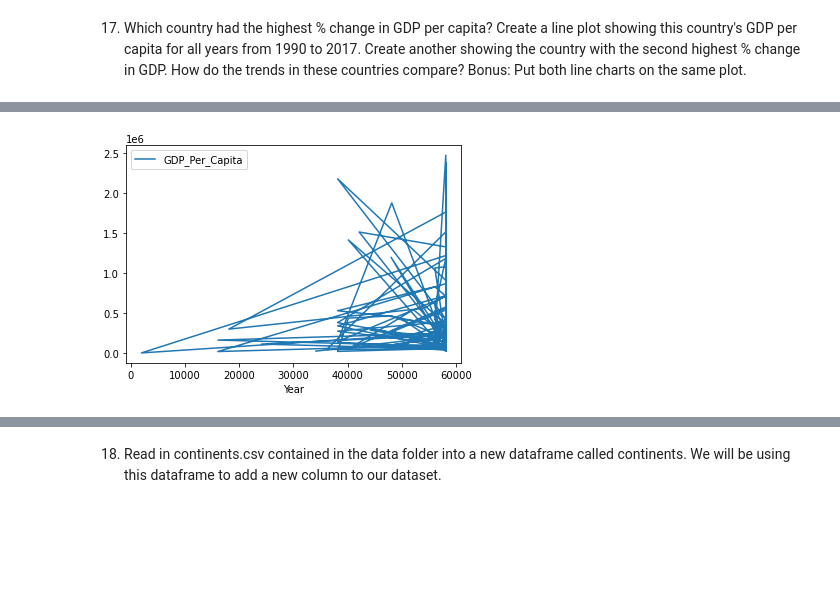
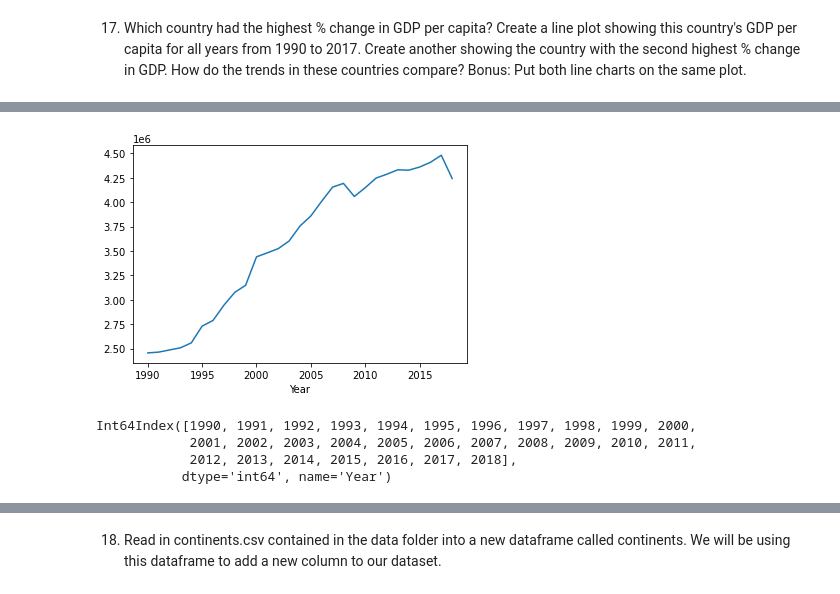
Before and after one commit to nss-data-science-cohort-4/dq1-undata-vai2fc, a Jupyter notebook: notebooks/UN_Data_Exploration.ipynb, the cells around one changed output, grey strips where cells are left out. Drawn from its saved outputs; the diff is of its cells as text; code cells hidden in the pictures; blank space fills up the shorter version.

```diff
--- a/notebooks/UN_Data_Exploration.ipynb
+++ b/notebooks/UN_Data_Exploration.ipynb
@@ -343,6 +512,14 @@ KeyError: False
 # %%
 # need to fix this
-gdp_df.groupby('Country').agg('sum').plot(kind = 'line', x = 'Year', y = 'GDP_Per_Capita')
+
+gdp_df.groupby('Year')['GDP_Per_Capita'].agg('sum').plot(kind = 'line', x = 'Year', y = 'GDP_Per_Capita')
 plt.show()
 # %% [output]
-[figure, old version]
+[figure, new version]
+# %%
+gdp_pivoted_total.columns
+# %% [output]
+Int64Index([1990, 1991, 1992, 1993, 1994, 1995, 1996, 1997, 1998, 1999, 2000,
+            2001, 2002, 2003, 2004, 2005, 2006, 2007, 2008, 2009, 2010, 2011,
+            2012, 2013, 2014, 2015, 2016, 2017, 2018],
+           dtype='int64', name='Year')
```
Also changed, not shown: parts of 43 cells of this notebook.
